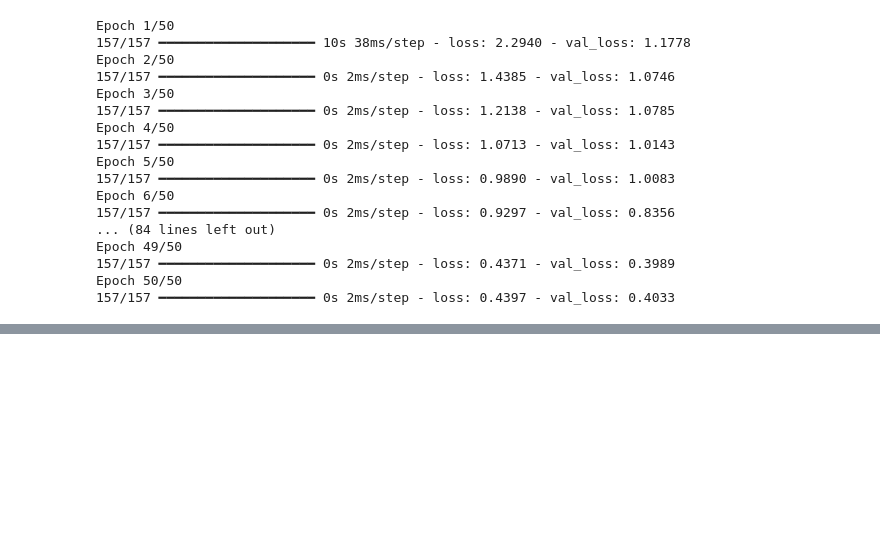
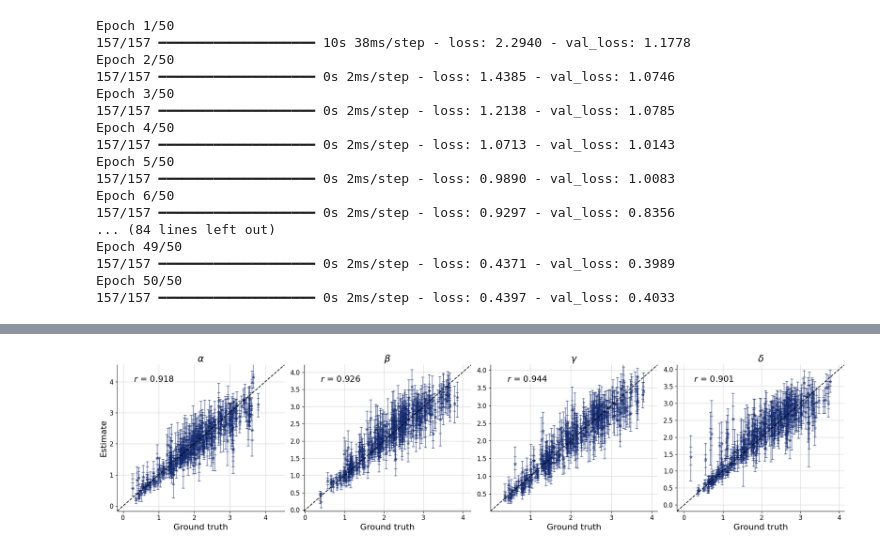
Before and after one commit to bayesflow-org/bf2-paper-case-study, a Jupyter notebook: bf2_case_study.ipynb, the cells around one changed output, grey strips where cells are left out. Saved outputs shown, nothing was run; the diff lists cells and outputs as text; code cells hidden in the pictures; blank space fills up the shorter version.

```diff
--- a/bf2_case_study.ipynb
+++ b/bf2_case_study.ipynb
@@ -298,0 +456,6 @@ ax.axvline([5], color="black", linestyle="dashed")
+# %%
+point_estimator_history = point_estimation_workflow.fit_online(
+    epochs=50,
+    num_batches_per_epoch=200,
+    batch_size=32,
+)
@@ -298,0 +485,6 @@ ax.axvline([5], color="black", linestyle="dashed")
+# %%
+validation_data = expert_simulator.sample(300)
+variable_names = [r"$\alpha$", r"$\beta$", r"$\gamma$", r"$\delta$"]
+# %%
+# Set the number of posterior draws you want to get
+point_estimates = point_estimation_workflow.approximator.estimate(conditions=validation_data)
@@ -298,0 +498,11 @@ ax.axvline([5], color="black", linestyle="dashed")
+# %%
+marker_mapping = dict(quantiles="_", mean="*")
+# %%
+point_recovery = bf.diagnostics.plots.recovery_from_estimates(
+    estimates=point_estimates,
+    targets=validation_data,
+    variable_names=variable_names,
+    marker_mapping=marker_mapping
+)
+# %% [output]
+[figure, added]
```
Also changed, not shown: parts of 22 cells of this notebook, 2 other files.
